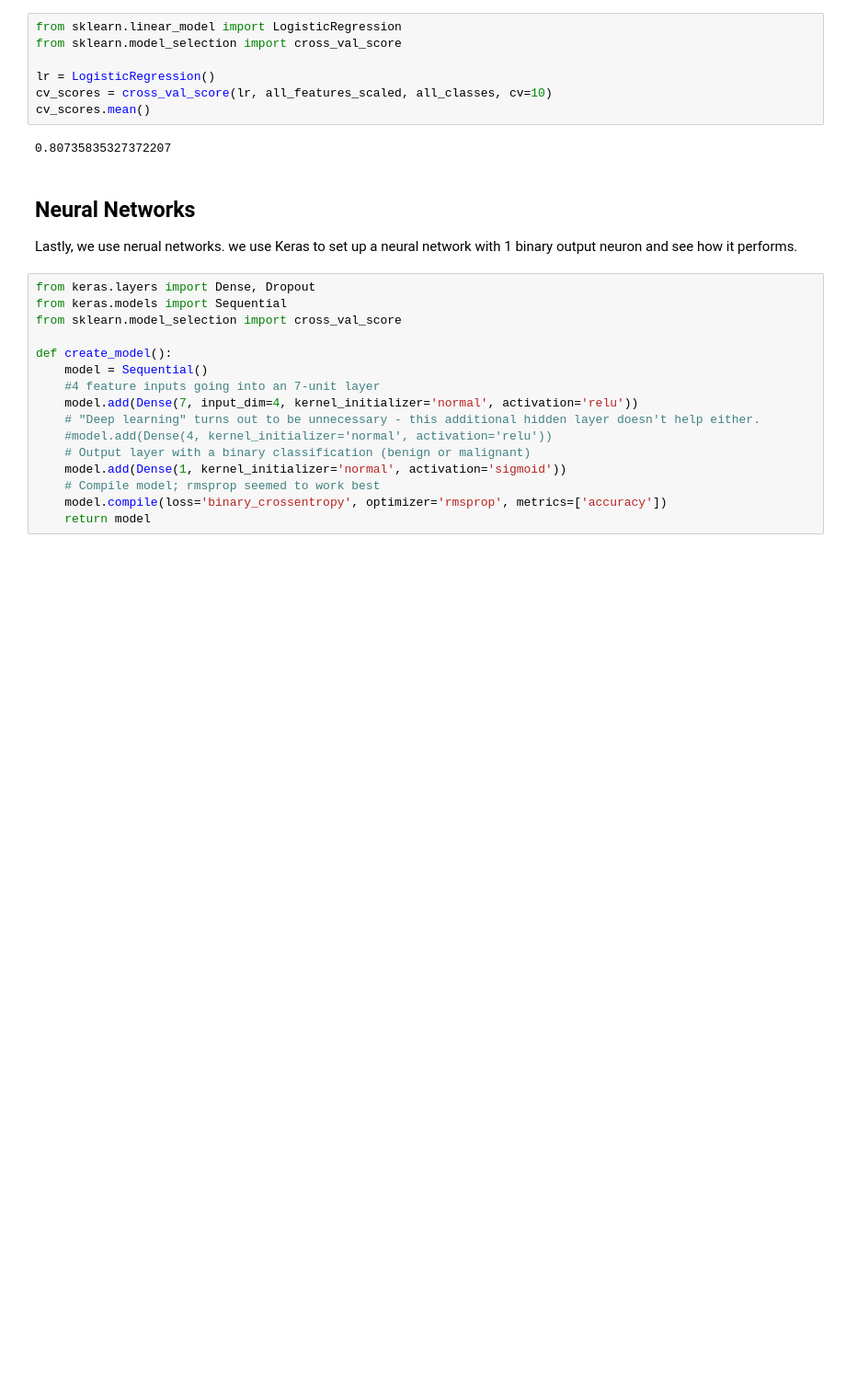
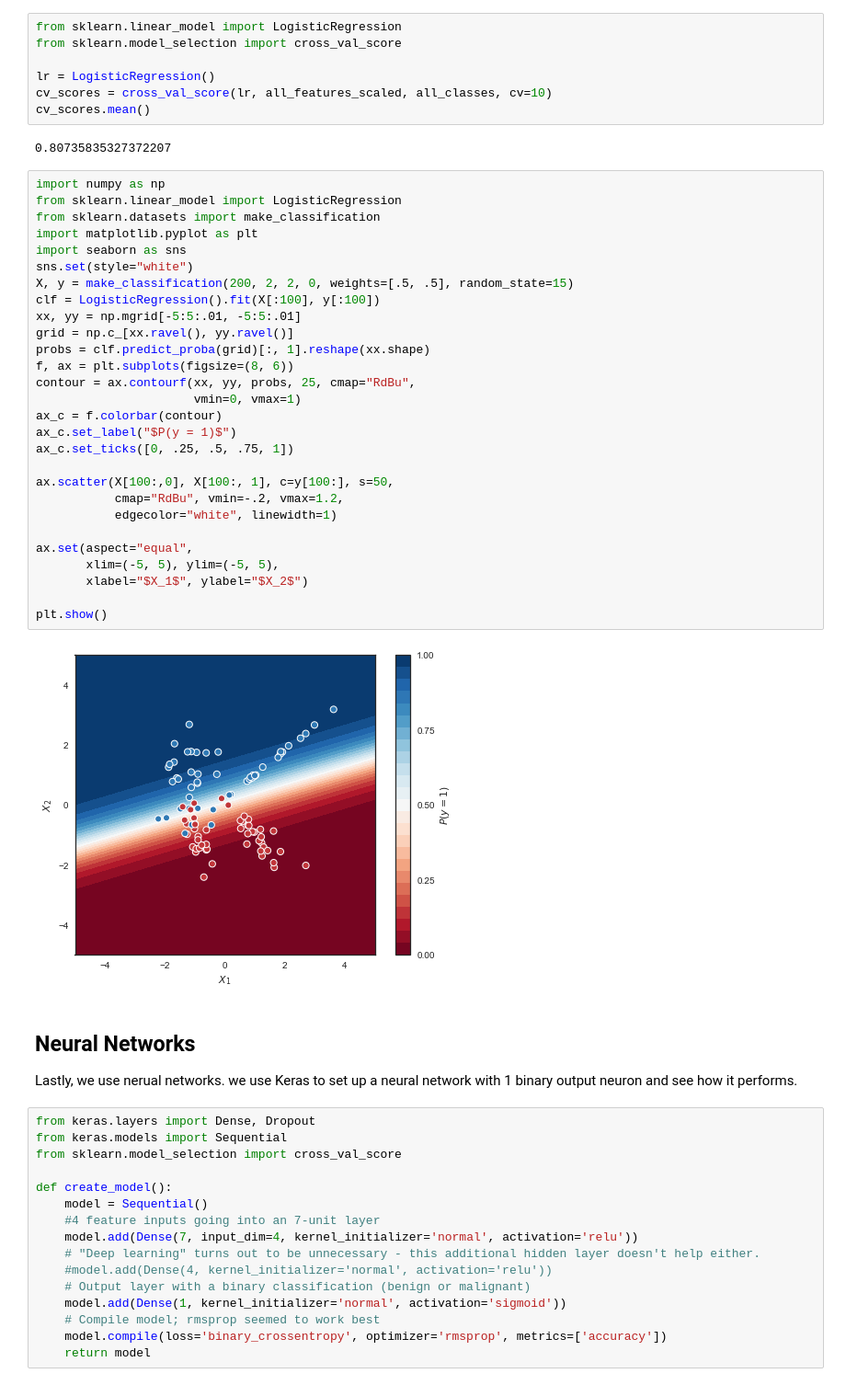
Before and after one commit to linitan/cs4701, a Jupyter notebook: final project.ipynb, the cells around one changed output. Shown at 92% size. Drawn from its saved outputs; the diff is of its cells as text; blank space fills up the shorter version.

```diff
--- a/final project.ipynb
+++ b/final project.ipynb
@@ -242,6 +242,36 @@ cv_scores = cross_val_score(lr, all_features_scaled, all_classes, cv=10)
 cv_scores.mean()
 # %% [output]
 0.80735835327372207
+# %%
+import numpy as np
+from sklearn.linear_model import LogisticRegression
+from sklearn.datasets import make_classification
+import matplotlib.pyplot as plt
+import seaborn as sns
+sns.set(style="white")
+X, y = make_classification(200, 2, 2, 0, weights=[.5, .5], random_state=15)
+clf = LogisticRegression().fit(X[:100], y[:100])
+xx, yy = np.mgrid[-5:5:.01, -5:5:.01]
+grid = np.c_[xx.ravel(), yy.ravel()]
+probs = clf.predict_proba(grid)[:, 1].reshape(xx.shape)
+f, ax = plt.subplots(figsize=(8, 6))
+contour = ax.contourf(xx, yy, probs, 25, cmap="RdBu",
+                      vmin=0, vmax=1)
+ax_c = f.colorbar(contour)
+ax_c.set_label("$P(y = 1)$")
+ax_c.set_ticks([0, .25, .5, .75, 1])
+
+ax.scatter(X[100:,0], X[100:, 1], c=y[100:], s=50,
+           cmap="RdBu", vmin=-.2, vmax=1.2,
+           edgecolor="white", linewidth=1)
+
+ax.set(aspect="equal",
+       xlim=(-5, 5), ylim=(-5, 5),
+       xlabel="$X_1$", ylabel="$X_2$")
+
+plt.show()
+# %% [output]
+[figure, added]
 # %% [markdown]
 ## Neural Networks
 
```
Also changed, not shown: parts of 3 cells of this notebook, 2 other files.
